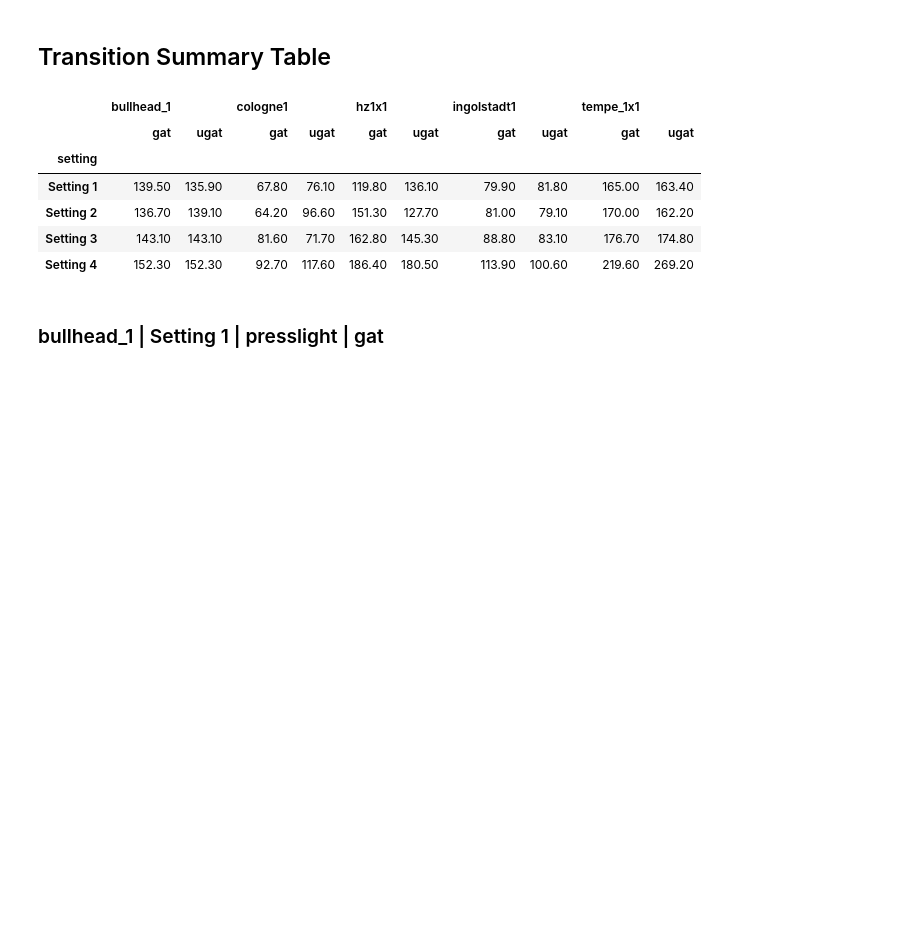
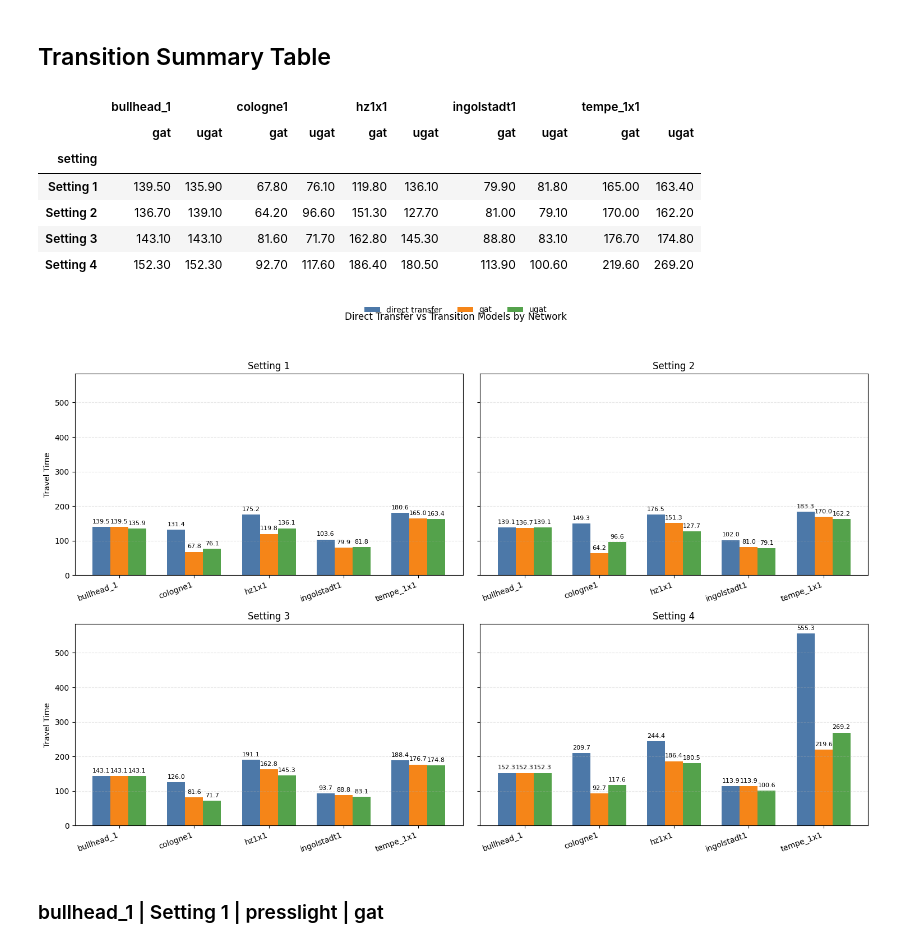
Before and after one commit to Red-Pheonix/Sim2RealTSCBenchMark, a Jupyter notebook: analyze_dtl_tables.ipynb, the cells around one changed output. Cells and saved outputs as stored; diff of their text form; code cells hidden in the pictures; blank space fills up the shorter version.

```diff
--- a/analyze_dtl_tables.ipynb
+++ b/analyze_dtl_tables.ipynb
@@ -203,6 +205,63 @@ display(summary_table.style.format("{:.2f}"))
 | Setting 2 | 136.70 | 139.10 | 64.20 | 96.60 | 151.30 | 127.70 | 81.00 | 79.10 | 170.00 | 162.20 |
 | Setting 3 | 143.10 | 143.10 | 81.60 | 71.70 | 162.80 | 145.30 | 88.80 | 83.10 | 176.70 | 174.80 |
 | Setting 4 | 152.30 | 152.30 | 92.70 | 117.60 | 186.40 | 180.50 | 113.90 | 100.60 | 219.60 | 269.20 |
+# %%
+BAR_ORDER = ["direct transfer", "gat", "ugat"]
+BAR_COLORS = {
+    "direct transfer": "#4C78A8",
+    "gat": "#F58518",
+    "ugat": "#54A24B",
+}
+
+chart_df = pd.concat(
+    [
+        dt_df.assign(series="direct transfer"),
+        summary_df.rename(columns={"transition_model": "series"}),
+    ],
+    ignore_index=True,
+)
+chart_df = chart_df.drop_duplicates(subset=["setting", "network", "series"])
+
+settings = [f"Setting {s}" for s in SELECTED_SETTINGS]
+x = np.arange(len(SELECTED_NETWORKS))
+width = 0.24
+
+fig, axes = plt.subplots(2, 2, figsize=(15, 10), sharey=True)
+axes = axes.flatten()
+
+for ax, setting in zip(axes, settings):
+    subset = chart_df[chart_df["setting"] == setting]
+    pivoted = (
+        subset.pivot(index="network", columns="series", values="travel_time")
+        .reindex(index=SELECTED_NETWORKS, columns=BAR_ORDER)
+    )
+
+    for offset, series in zip((-width, 0, width), BAR_ORDER):
+        values = pivoted[series].to_numpy(dtype=float)
+        bars = ax.bar(
+            x + offset,
+            values,
+            width=width,
+            label=series,
+            color=BAR_COLORS[series],
+        )
+        ax.bar_label(bars, fmt="%.1f", padding=3, fontsize=8)
+
+    ax.set_title(setting)
+    ax.set_xticks(x)
+    ax.set_xticklabels(SELECTED_NETWORKS, rotation=20, ha="right")
+    ax.grid(axis="y", linestyle="--", alpha=0.3)
+
+axes[0].set_ylabel("Travel Time")
+axes[2].set_ylabel("Travel Time")
+
+handles, labels = axes[0].get_legend_handles_labels()
+fig.legend(handles, labels, loc="upper center", ncol=3, frameon=False)
+fig.suptitle("Direct Transfer vs Transition Models by Network", y=0.98)
+fig.tight_layout(rect=(0, 0, 1, 0.94))
+plt.show()
+# %% [output]
+[figure, added]
 # %%
 for result in results:
     title = (
```
Also changed, not shown: parts of 1 cell of this notebook, 4 other files.
